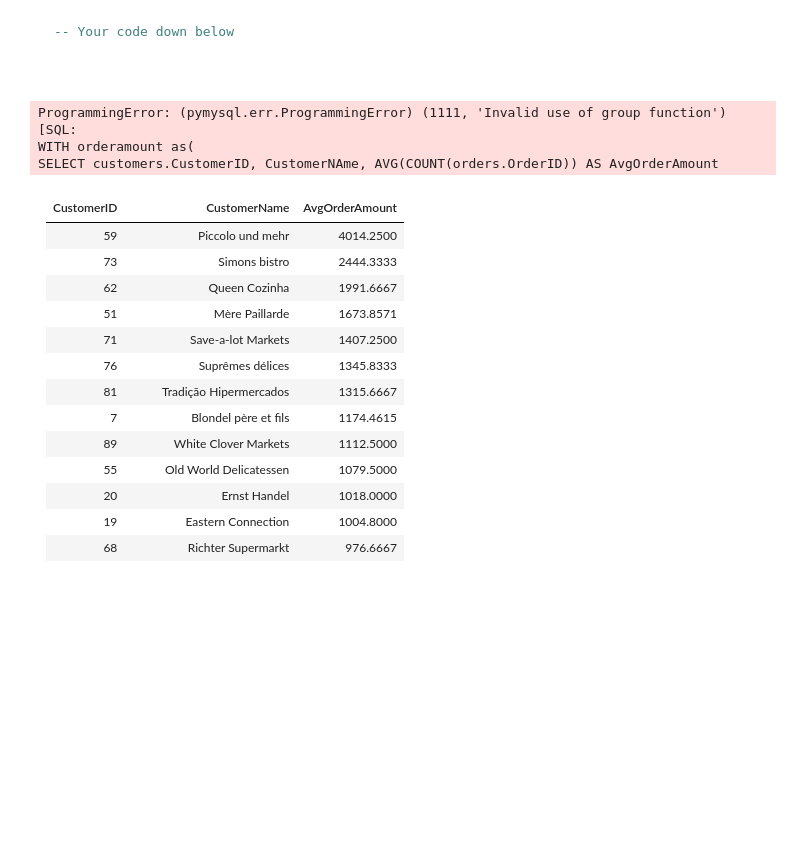
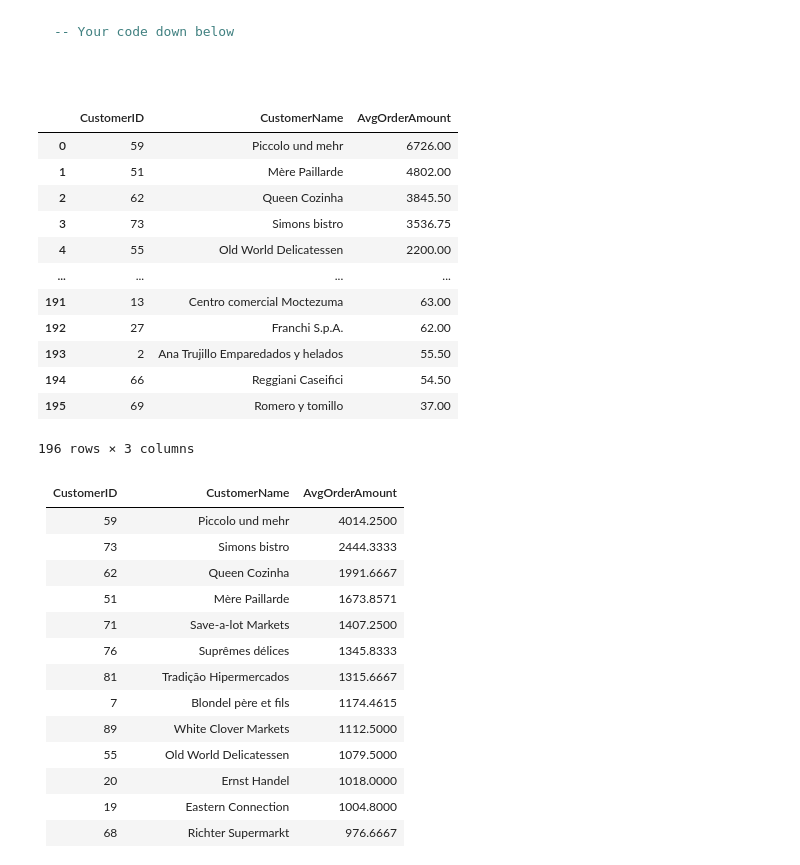
Before and after one commit to Ironhack-data-bcn-oct-2023/lab-mysql-common-table-expressions, a Jupyter notebook: main.ipynb, the cells around one changed output. Cells and saved outputs as stored; diff of their text form; code cells hidden in the pictures; blank space fills up the shorter version.

```diff
--- a/main.ipynb
+++ b/main.ipynb
@@ -179,23 +179,32 @@ pd.read_sql_query(query, engine)
 # %%
 query = """
 WITH orderamount as(
-SELECT customers.CustomerID, CustomerNAme, AVG(COUNT(orders.OrderID)) AS AvgOrderAmount
+SELECT customers.CustomerID, CustomerNAme, AVG(quantity*price) AS AvgOrderAmount
 FROM customers
 JOIN orders ON customers.customerID = orders.customerID
 JOIN OrderDetails ON orders.orderID = OrderDetails.orderID
 JOIN Products ON OrderDetails.productID = Products.productID
-GROUP BY OrderID, CustomerID
+GROUP BY orders.OrderID, CustomerID
 ORDER BY AvgOrderAmount DESC)
 
 SELECT CustomerID, CustomerName, AvgOrderAmount
 FROM orderamount;
 """
 pd.read_sql_query(query, engine)
 # %% [output]
+|  | CustomerID | CustomerName | AvgOrderAmount |
+| 0 | 59 | Piccolo und mehr | 6726.00 |
+| 1 | 51 | Mère Paillarde | 4802.00 |
+| 2 | 62 | Queen Cozinha | 3845.50 |
+| 3 | 73 | Simons bistro | 3536.75 |
+| 4 | 55 | Old World Delicatessen | 2200.00 |
+| ... | ... | ... | ... |
+| 191 | 13 | Centro comercial Moctezuma | 63.00 |
+| 192 | 27 | Franchi S.p.A. | 62.00 |
+| 193 | 2 | Ana Trujillo Emparedados y helados | 55.50 |
+| 194 | 66 | Reggiani Caseifici | 54.50 |
+| 195 | 69 | Romero y tomillo | 37.00 |
-ProgrammingError: (pymysql.err.ProgrammingError) (1111, 'Invalid use of group function')
-[SQL:
-WITH orderamount as(
-SELECT customers.CustomerID, CustomerNAme, AVG(COUNT(orders.OrderID)) AS AvgOrderAmount
+196 rows × 3 columns
 # %% [markdown]
 |CustomerID                      |CustomerName|AvgOrderAmount|
 |--------------------------------|------------|--------------|
```
Also changed, not shown: parts of 1 cell of this notebook.
